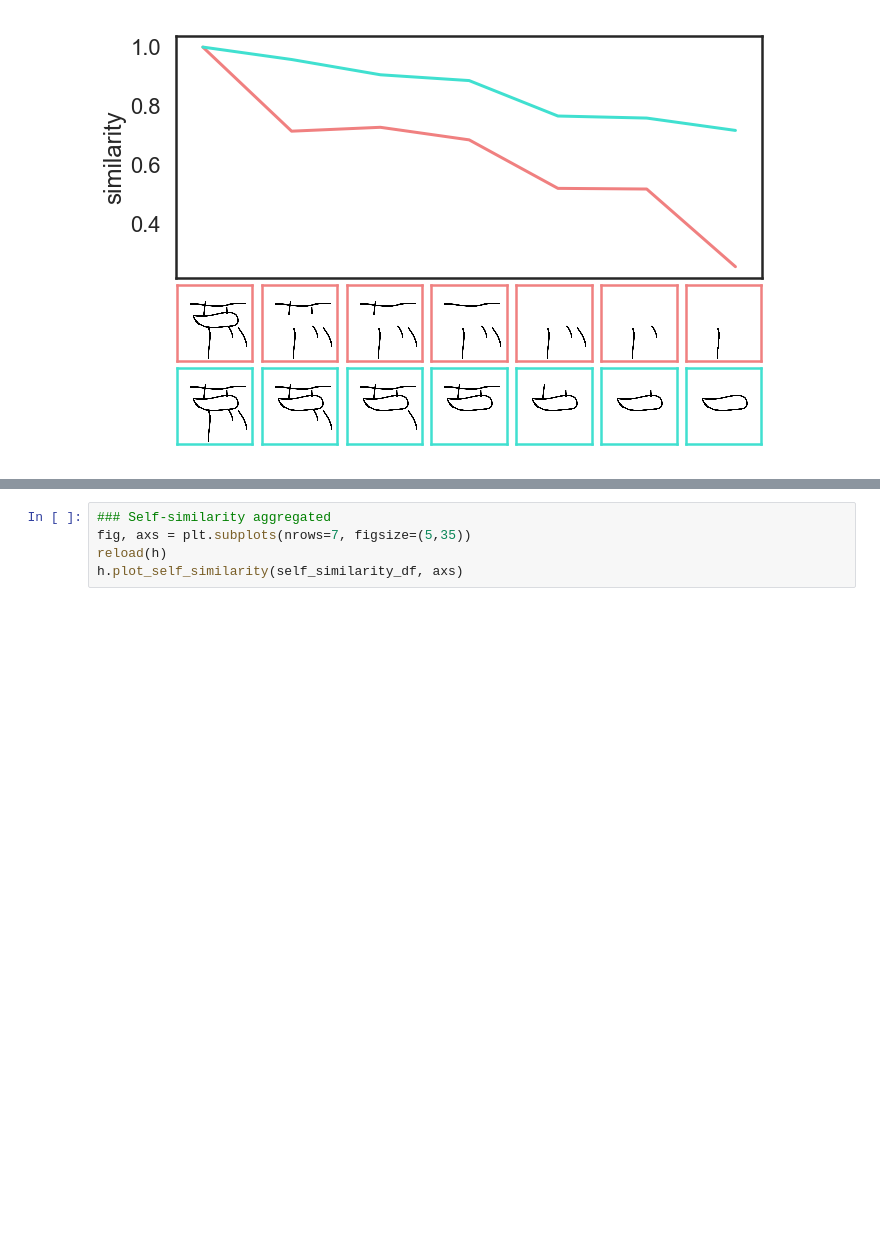
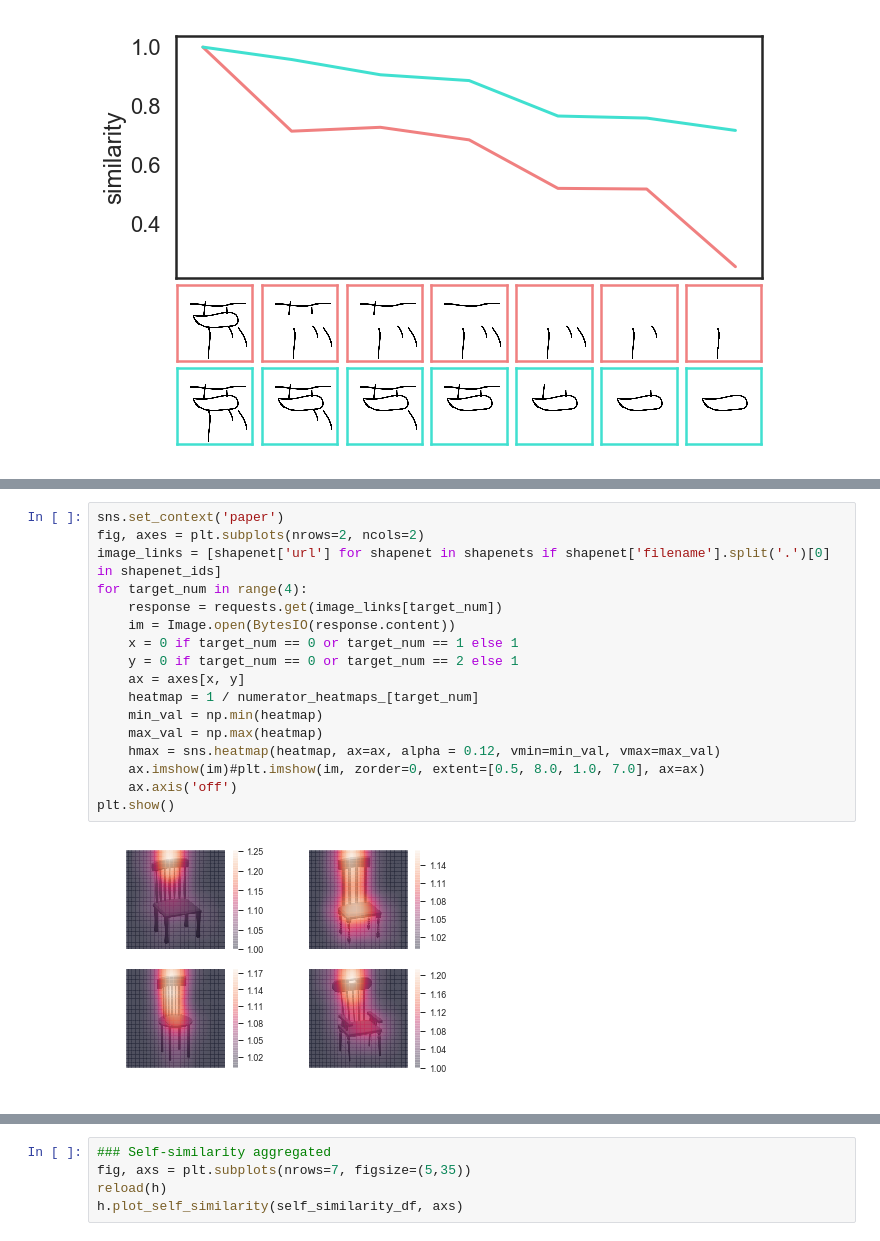
Before and after one commit to cogtoolslab/graphical_conventions_cogsci19, a Jupyter notebook: analysis/ipynb/megsano/analyze_refgame_sketches.ipynb, the cells around one changed output, grey strips where cells are left out. Saved outputs shown, nothing was run; the diff lists cells and outputs as text; blank space fills up the shorter version.

```diff
--- a/analysis/ipynb/megsano/analyze_refgame_sketches.ipynb
+++ b/analysis/ipynb/megsano/analyze_refgame_sketches.ipynb
@@ -415,0 +571,19 @@ get_stroke_importance(self_similarity_df, sketch_dir, png_name)
+# %%
+sns.set_context('paper')
+fig, axes = plt.subplots(nrows=2, ncols=2)
+image_links = [shapenet['url'] for shapenet in shapenets if shapenet['filename'].split('.')[0] in shapenet_ids]
+for target_num in range(4):
+    response = requests.get(image_links[target_num])
+    im = Image.open(BytesIO(response.content))
+    x = 0 if target_num == 0 or target_num == 1 else 1
+    y = 0 if target_num == 0 or target_num == 2 else 1
+    ax = axes[x, y]
+    heatmap = 1 / numerator_heatmaps_[target_num]
+    min_val = np.min(heatmap)
+    max_val = np.max(heatmap)
+    hmax = sns.heatmap(heatmap, ax=ax, alpha = 0.12, vmin=min_val, vmax=max_val)
+    ax.imshow(im)#plt.imshow(im, zorder=0, extent=[0.5, 8.0, 1.0, 7.0], ax=ax)
+    ax.axis('off')
+plt.show()
+# %% [output]
+[figure, added]
```
Also changed, not shown: parts of 46 cells of this notebook, 1 other file.
